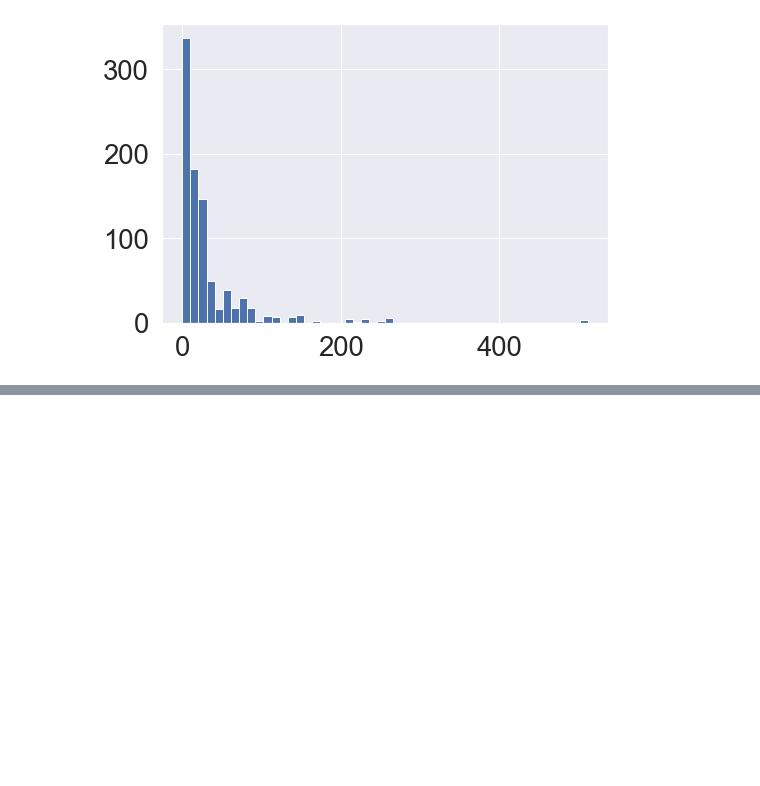
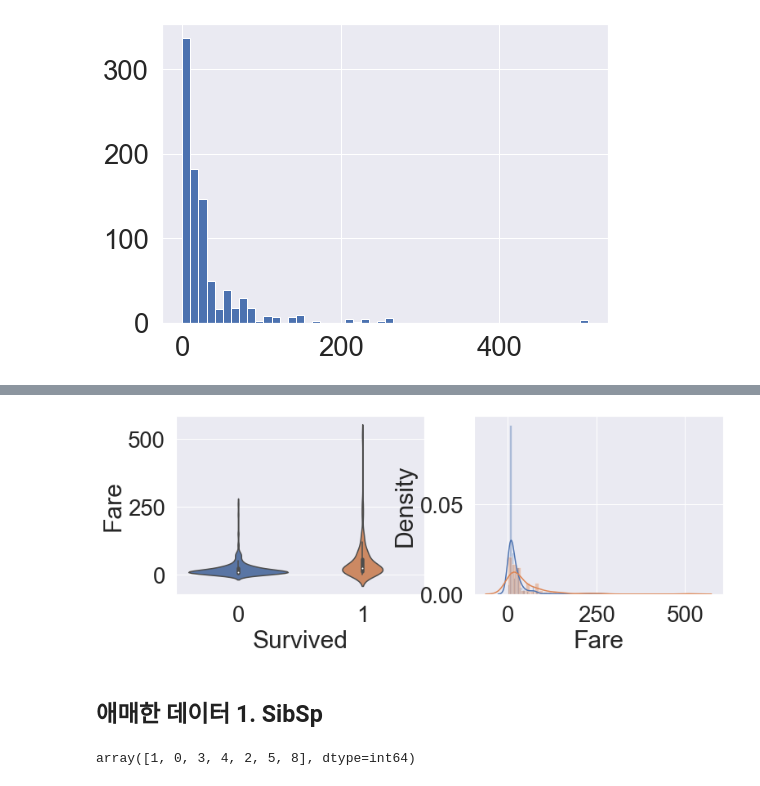
Before and after one commit to 21ckwj/Data-Analysis, a Jupyter notebook: Kaggle/Titanic/titanic_1.ipynb, the cells around one changed output, grey strips where cells are left out. Drawn from its saved outputs; the diff is of its cells as text; code cells hidden in the pictures; blank space fills up the shorter version.

```diff
--- a/Kaggle/Titanic/titanic_1.ipynb
+++ b/Kaggle/Titanic/titanic_1.ipynb
@@ -182,0 +239,10 @@ df['Fare'].hist(bins=50)
+# %%
+show_column_hist_by_target(df1,'Fare')
+# %% [output]
+[figure, added]
+# %% [markdown]
+## 애매한 데이터 1. SibSp
+# %%
+df1['SibSp'].unique()
+# %% [output]
+array([1, 0, 3, 4, 2, 5, 8], dtype=int64)
```
Also changed, not shown: parts of 24 cells of this notebook.
